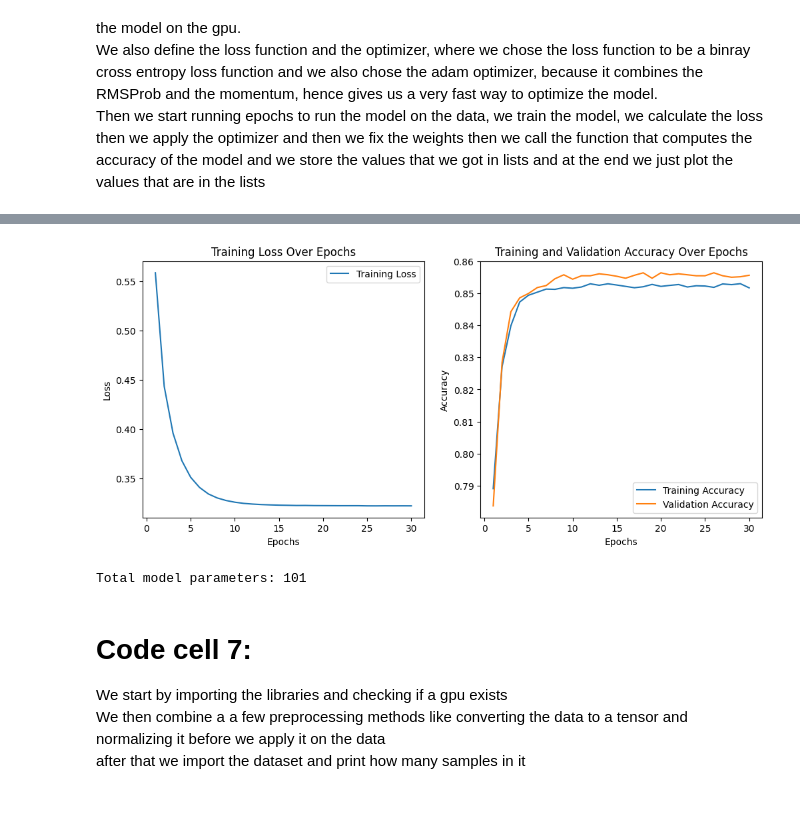
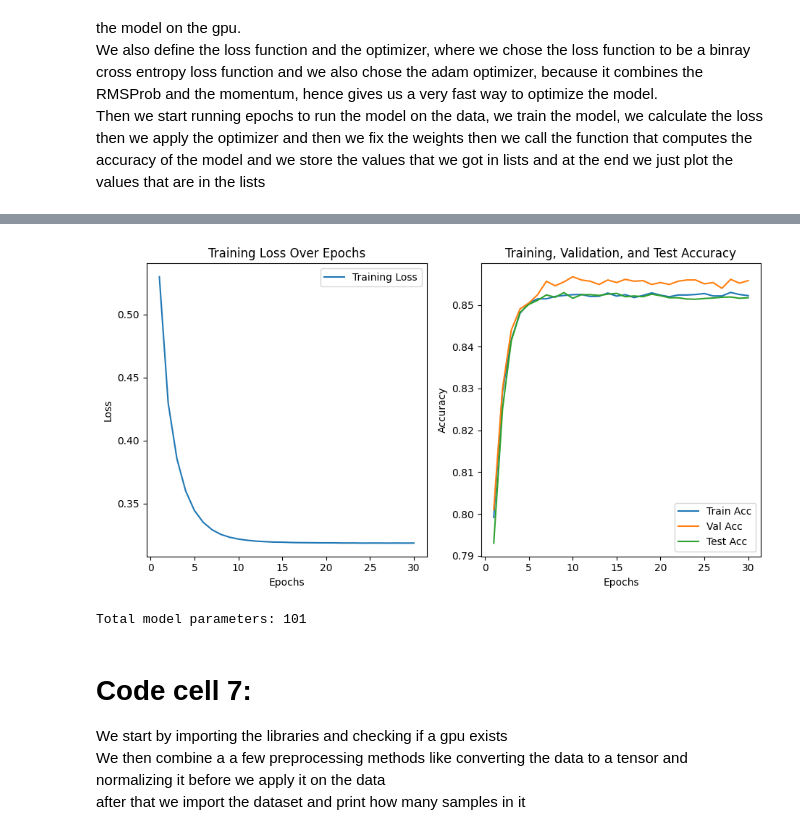
Before and after one commit to RaneemIbra/DeepLearning_NLP, a Jupyter notebook: DL/DL_HW1.ipynb, the cells around one changed output, grey strips where cells are left out. Drawn from its saved outputs; the diff is of its cells as text; code cells hidden in the pictures; blank space fills up the shorter version.

```diff
--- a/DL/DL_HW1.ipynb
+++ b/DL/DL_HW1.ipynb
@@ -147,10 +162,16 @@ scaler = StandardScaler()
 X_scaled = scaler.fit_transform(X)
 X_test_scaled = scaler.transform(X_test)
 
-X_train, X_val, y_train, y_val = train_test_split(X_scaled, y, test_size=0.2, random_state=42, stratify=y)
+from sklearn.model_selection import train_test_split
+X_train, X_val, y_train, y_val = train_test_split(
+    X_scaled, y, test_size=0.2, random_state=42, stratify=y
+)
 
 print("Are there any NaN values in y_train?", y_train.isna().sum())
 print("Are there any NaN values in y_val?", y_val.isna().sum())
+
+import torch
+from torch.utils.data import DataLoader, TensorDataset
 
 X_train_tensor = torch.tensor(X_train, dtype=torch.float32)
 y_train_tensor = torch.tensor(y_train.values, dtype=torch.float32).unsqueeze(1)
@@ -158,7 +179,13 @@ X_val_tensor = torch.tensor(X_val, dtype=torch.float32)
 y_val_tensor = torch.tensor(y_val.values, dtype=torch.float32).unsqueeze(1)
 
 train_loader = DataLoader(TensorDataset(X_train_tensor, y_train_tensor), batch_size=64, shuffle=True)
-val_loader = DataLoader(TensorDataset(X_val_tensor, y_val_tensor), batch_size=64, shuffle=False)
+val_loader   = DataLoader(TensorDataset(X_val_tensor, y_val_tensor), batch_size=64, shuffle=False)
+
+y_test = test_data["income"]
+X_test_tensor = torch.tensor(X_test_scaled, dtype=torch.float32)
+y_test_tensor = torch.tensor(y_test.values, dtype=torch.float32).unsqueeze(1)
+
+test_loader = DataLoader(TensorDataset(X_test_tensor, y_test_tensor), batch_size=64, shuffle=False)
 # %% [output]
 Are there any NaN values in target y? 0
 Are there any NaN values in y_train? 0
@@ -171,6 +198,10 @@ Also note that we are running the model on the gpu. <br>
 We also define the loss function and the optimizer, where we chose the loss function to be a binray cross entropy loss function and we also chose the adam optimizer, because it combines the RMSProb and the momentum, hence gives us a very fast way to optimize the model.<br>
 Then we start running epochs to run the model on the data, we train the model, we calculate the loss then we apply the optimizer and then we fix the weights then we call the function that computes the accuracy of the model and we store the values that we got in lists and at the end we just plot the values that are in the lists
 # %%
+import torch.nn as nn
+import torch.optim as optim
+import matplotlib.pyplot as plt
+
 class LogisticRegressionModel(nn.Module):
     def __init__(self, input_size):
         super(LogisticRegressionModel, self).__init__()
@@ -200,44 +231,58 @@ def compute_accuracy(model, data_loader):
     return correct / total
 
 num_epochs = 30
-train_losses, train_accuracies, val_accuracies = [], [], []
+train_losses = []
+train_accuracies = []
+val_accuracies   = []
+test_accuracies  = []
 
 for epoch in range(num_epochs):
     model.train()
-    epoch_loss = 0
+    epoch_loss = 0.0
+
     for X_batch, y_batch in train_loader:
         X_batch, y_batch = X_batch.to(device), y_batch.to(device)
+
         outputs = model(X_batch)
         loss = criterion(outputs, y_batch)
+
         optimizer.zero_grad()
         loss.backward()
         optimizer.step()
+
         epoch_loss += loss.item()
 
     train_acc = compute_accuracy(model, train_loader)
-    val_acc = compute_accuracy(model, val_loader)
+    val_acc   = compute_accuracy(model, val_loader)
+    test_acc  = compute_accuracy(model, test_loader)
 
     train_losses.append(epoch_loss / len(train_loader))
     train_accuracies.append(train_acc)
     val_accuracies.append(val_acc)
+    test_accuracies.append(test_acc)
+
     print(f"Epoch [{epoch+1}/{num_epochs}], Loss: {train_losses[-1]:.4f}, "
-          f"Train Acc: {train_acc:.4f}, Val Acc: {val_acc:.4f}")
+          f"Train Acc: {train_acc:.4f}, Val Acc: {val_acc:.4f}, Test Acc: {test_acc:.4f}")
 
-plt.figure(figsize=(12, 5))
-plt.subplot(1, 2, 1)
+plt.figure(figsize=(14, 5))
+
+plt.subplot(1, 3, 1)
 plt.plot(range(1, num_epochs+1), train_losses, label="Training Loss")
 plt.xlabel("Epochs")
 plt.ylabel("Loss")
 plt.title("Training Loss Over Epochs")
 plt.legend()
 
-plt.subplot(1, 2, 2)
-plt.plot(range(1, num_epochs+1), train_accuracies, label="Training Accuracy")
-plt.plot(range(1, num_epochs+1), val_accuracies, label="Validation Accuracy")
+plt.subplot(1, 3, 2)
+plt.plot(range(1, num_epochs+1), train_accuracies, label="Train Acc")
+plt.plot(range(1, num_epochs+1), val_accuracies,   label="Val Acc")
+plt.plot(range(1, num_epochs+1), test_accuracies,  label="Test Acc")
 plt.xlabel("Epochs")
 plt.ylabel("Accuracy")
-plt.title("Training and Validation Accuracy Over Epochs")
+plt.title("Training, Validation, and Test Accuracy")
 plt.legend()
+
+plt.tight_layout()
 plt.show()
 
 total_params = sum(p.numel() for p in model.parameters())
@@ -263,4 +308,4 @@ Epoch [30/30], Loss: 0.3225, Train Acc: 0.8517, Val Acc: 0.8557
-[figure, old version]
+[figure, new version]
 Total model parameters: 101
 # %% [markdown]
 # Code cell 7:
```
Also changed, not shown: parts of 12 cells of this notebook.
